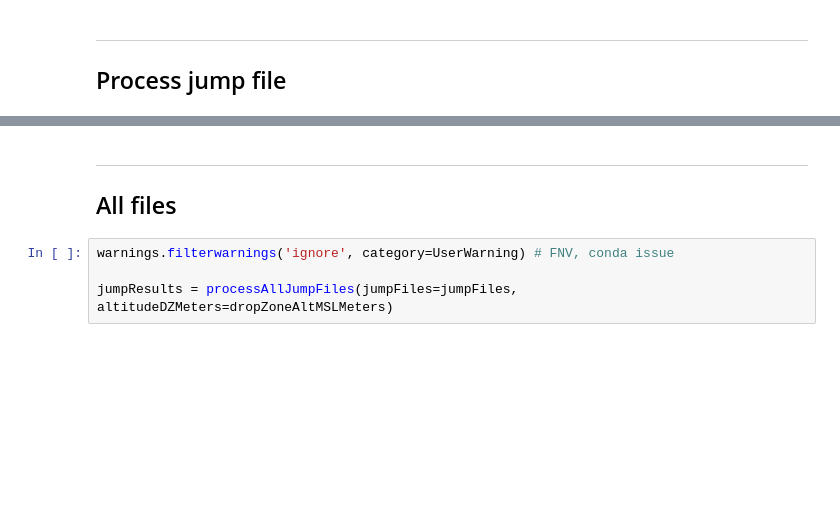
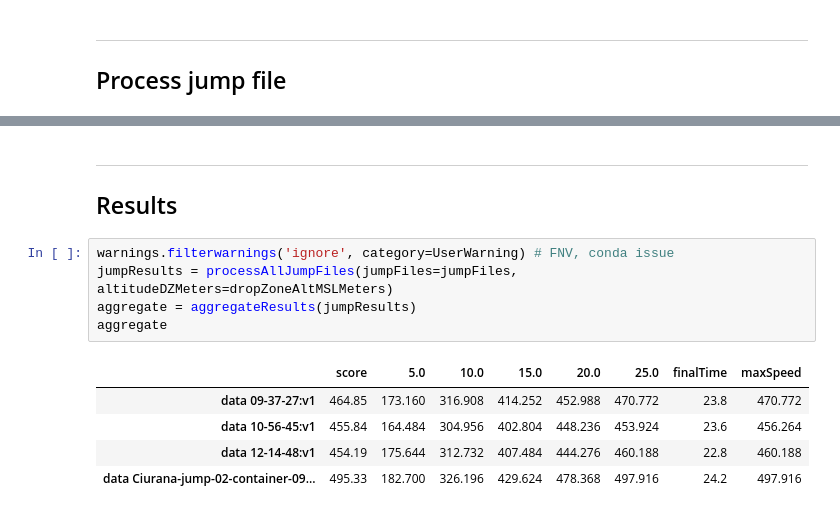
Before and after one commit to pr3d4t0r/SSScoring, a Jupyter notebook: proto-app-04-bulk-processor.ipynb, the cells around one changed output, grey strips where cells are left out. Drawn from its saved outputs; the diff is of its cells as text; blank space fills up the shorter version.

```diff
--- a/proto-app-04-bulk-processor.ipynb
+++ b/proto-app-04-bulk-processor.ipynb
@@ -85,7 +121,14 @@ if (len(jumpFilesList) > 1):
 # %% [markdown]
 ---
-## All files
+## Results
 # %%
 warnings.filterwarnings('ignore', category=UserWarning) # FNV, conda issue
-
 jumpResults = processAllJumpFiles(jumpFiles=jumpFiles, altitudeDZMeters=dropZoneAltMSLMeters)
+aggregate = aggregateResults(jumpResults)
+aggregate
+# %% [output]
+|  | score | 5.0 | 10.0 | 15.0 | 20.0 | 25.0 | finalTime | maxSpeed |
+| data 09-37-27:v1 | 464.85 | 173.160 | 316.908 | 414.252 | 452.988 | 470.772 | 23.8 | 470.772 |
+| data 10-56-45:v1 | 455.84 | 164.484 | 304.956 | 402.804 | 448.236 | 453.924 | 23.6 | 456.264 |
+| data 12-14-48:v1 | 454.19 | 175.644 | 312.732 | 407.484 | 444.276 | 460.188 | 22.8 | 460.188 |
+| data Ciurana-jump-02-container-09... | 495.33 | 182.700 | 326.196 | 429.624 | 478.368 | 497.916 | 24.2 | 497.916 |
```
Also changed, not shown: parts of 14 cells of this notebook, 9 other files.
